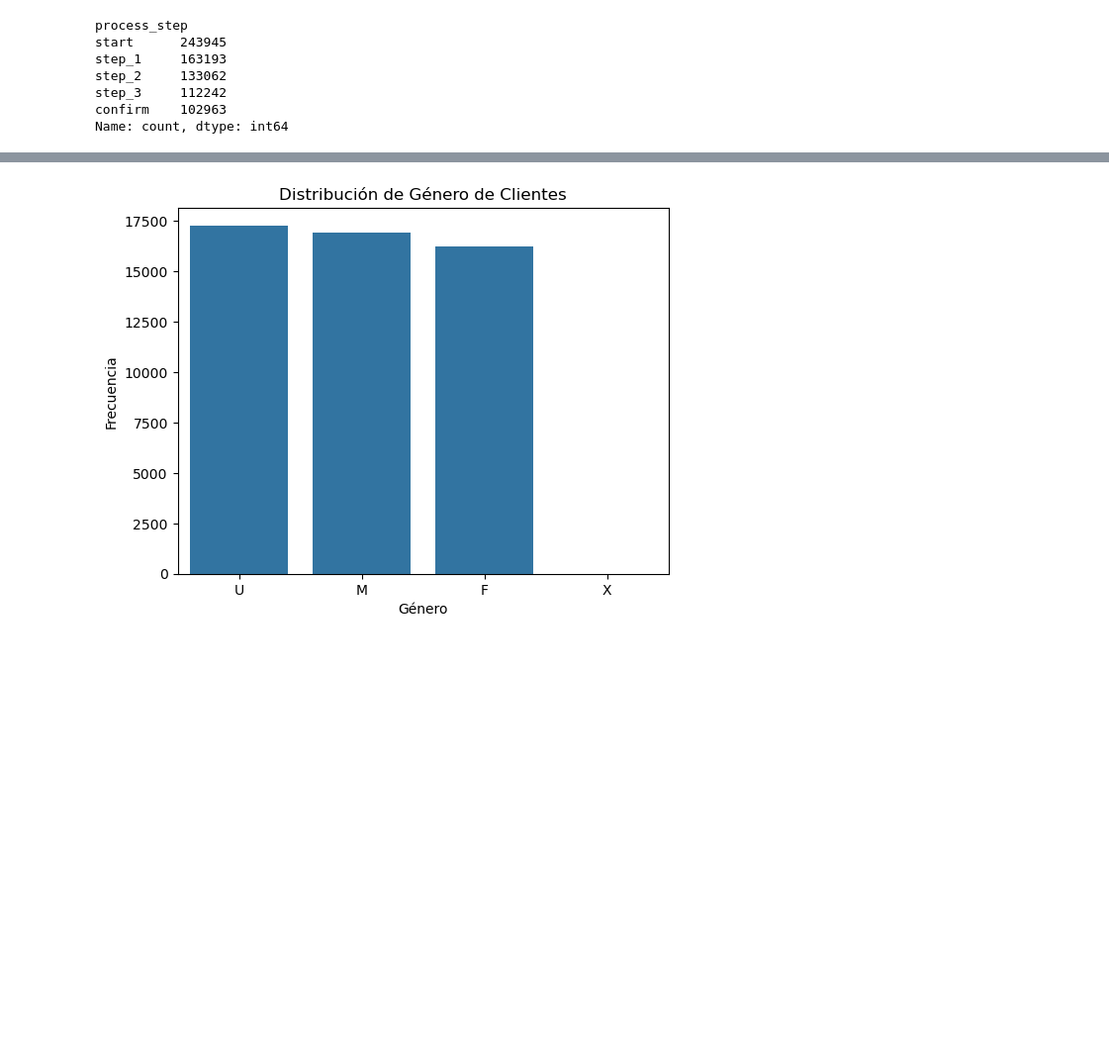
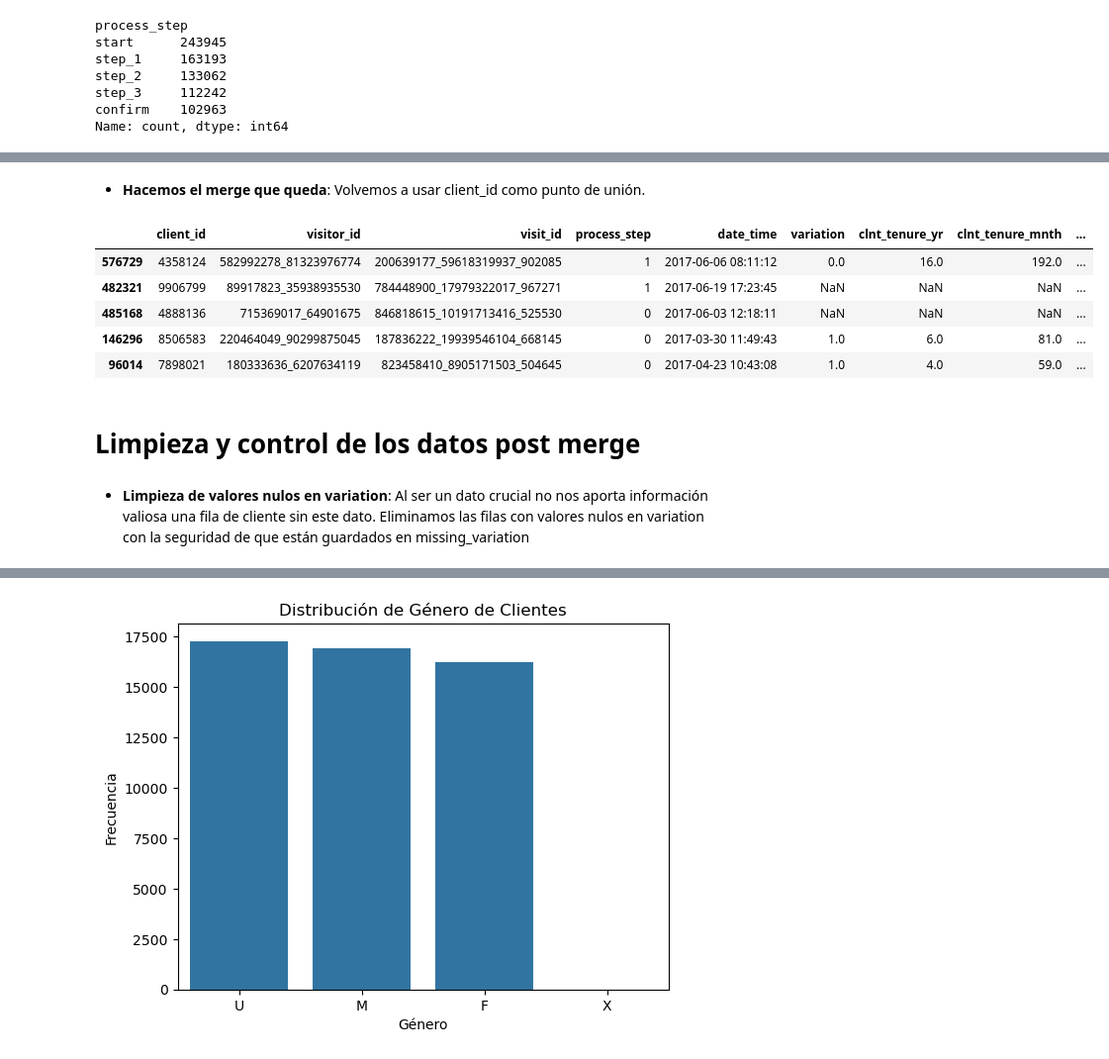
Before and after one commit to Greta-galeana/abtest_vanguard, a Jupyter notebook: main.ipynb, the cells around one changed output, grey strips where cells are left out. Shown at 99% size. Cells and saved outputs as stored; diff of their text form; code cells hidden in the pictures; blank space fills up the shorter version.

```diff
--- a/main.ipynb
+++ b/main.ipynb
@@ -140,2 +136,0 @@ customer_csv["clnt_tenure_mnth"].isna().sum()
-# %%
-customer_csv["clnt_tenure_mnth"] = customer_csv["clnt_tenure_mnth"].astype(int)
@@ -147,2 +136,0 @@ customer_csv["num_accts"].isna().sum()
-# %%
-customer_csv["num_accts"] = customer_csv["num_accts"].astype(int)
@@ -401,0 +166,18 @@ Name: count, dtype: int64
+# %% [markdown]
+- **Hacemos el merge que queda**: Volvemos a usar client_id como punto de unión.
+# %%
+df=pd.merge(df,customer_csv, on='client_id', how='left')
+#hacemos merge del último data set que quedaba
+df.sample(5)
+# %% [output]
+|  | client_id | visitor_id | visit_id | process_step | date_time | variation | clnt_tenure_yr | clnt_tenure_mnth | ... |
+| 576729 | 4358124 | 582992278_81323976774 | 200639177_59618319937_902085 | 1 | 2017-06-06 08:11:12 | 0.0 | 16.0 | 192.0 | ... |
+| 482321 | 9906799 | 89917823_35938935530 | 784448900_17979322017_967271 | 1 | 2017-06-19 17:23:45 | NaN | NaN | NaN | ... |
+| 485168 | 4888136 | 715369017_64901675 | 846818615_10191713416_525530 | 0 | 2017-06-03 12:18:11 | NaN | NaN | NaN | ... |
+| 146296 | 8506583 | 220464049_90299875045 | 187836222_19939546104_668145 | 0 | 2017-03-30 11:49:43 | 1.0 | 6.0 | 81.0 | ... |
+| 96014 | 7898021 | 180333636_6207634119 | 823458410_8905171503_504645 | 0 | 2017-04-23 10:43:08 | 1.0 | 4.0 | 59.0 | ... |
+# %% [markdown]
+# Limpieza y control de los datos post merge
+# %% [markdown]
+- **Limpieza de valores nulos en variation**: Al ser un dato crucial no nos aporta información valiosa una fila de cliente sin este dato.
+Eliminamos las filas con valores nulos en variation con la seguridad de que están guardados en missing_variation
```
Also changed, not shown: parts of 109 cells of this notebook, 1 other file.
